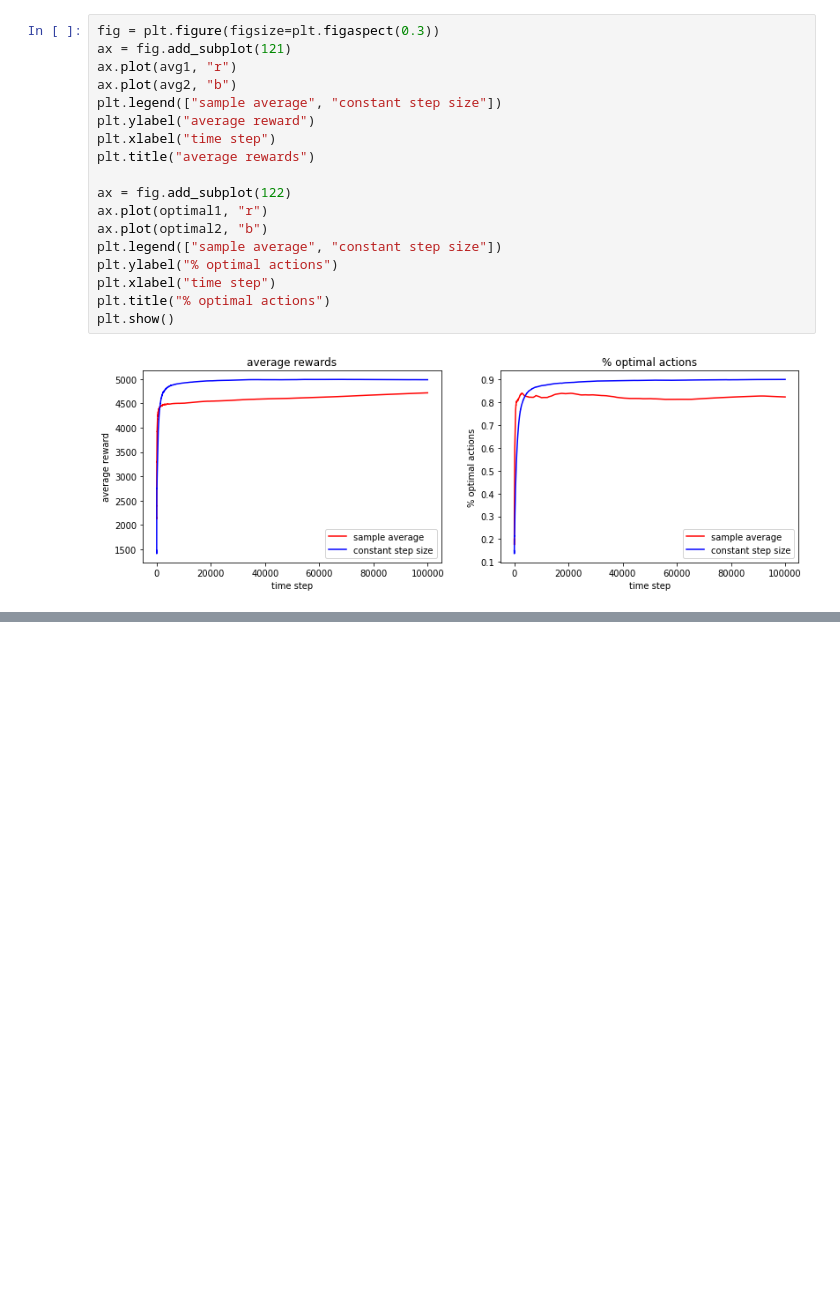
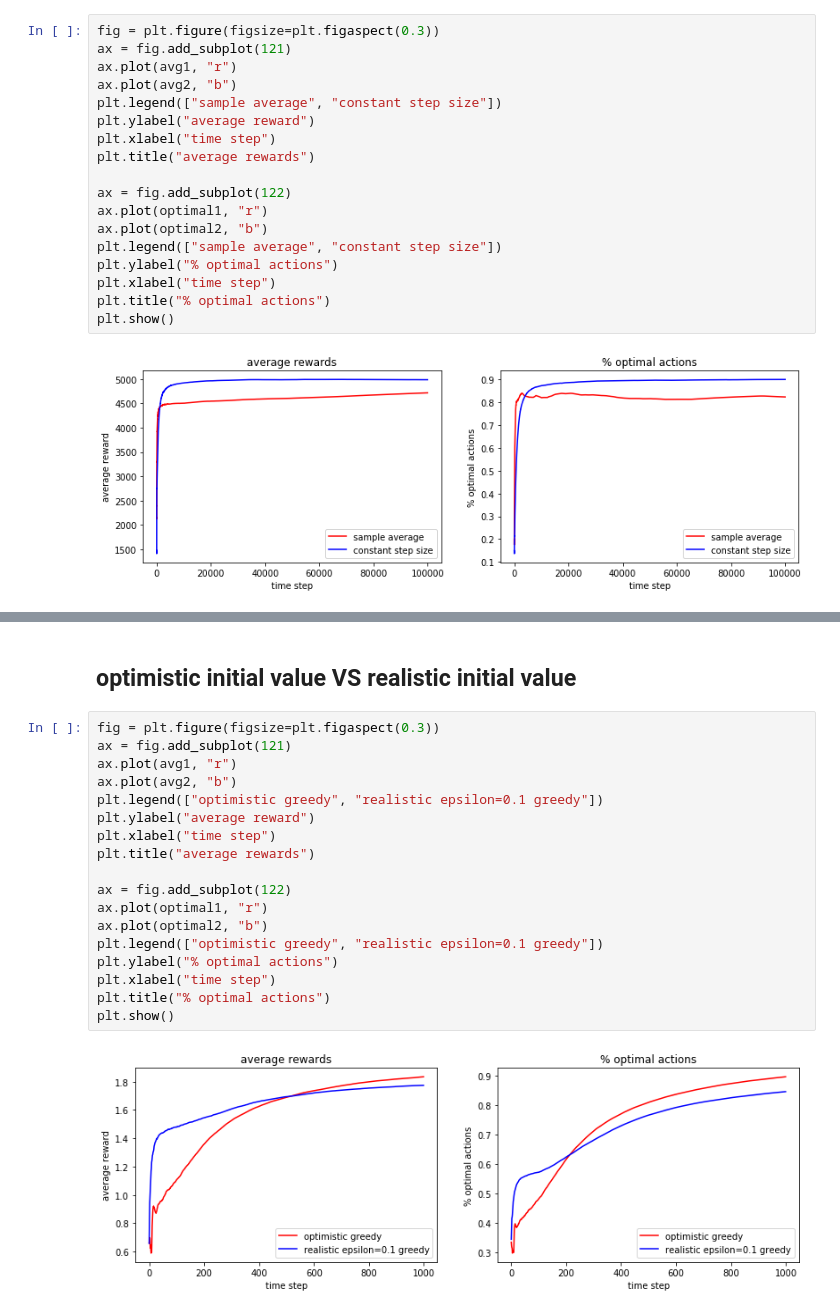
Before and after one commit to zetongqi/reinforcement_learning, a Jupyter notebook: multi_armed_bandits.ipynb, the cells around one changed output, grey strips where cells are left out. Saved outputs shown, nothing was run; the diff lists cells and outputs as text; blank space fills up the shorter version.

```diff
--- a/multi_armed_bandits.ipynb
+++ b/multi_armed_bandits.ipynb
@@ -196,0 +227,22 @@ plt.show()
+# %% [markdown]
+## optimistic initial value VS realistic initial value
+# %%
+fig = plt.figure(figsize=plt.figaspect(0.3))
+ax = fig.add_subplot(121)
+ax.plot(avg1, "r")
+ax.plot(avg2, "b")
+plt.legend(["optimistic greedy", "realistic epsilon=0.1 greedy"])
+plt.ylabel("average reward")
+plt.xlabel("time step")
+plt.title("average rewards")
+
+ax = fig.add_subplot(122)
+ax.plot(optimal1, "r")
+ax.plot(optimal2, "b")
+plt.legend(["optimistic greedy", "realistic epsilon=0.1 greedy"])
+plt.ylabel("% optimal actions")
+plt.xlabel("time step")
+plt.title("% optimal actions")
+plt.show()
+# %% [output]
+[figure, added]
```
Also changed, not shown: parts of 1 cell of this notebook.
